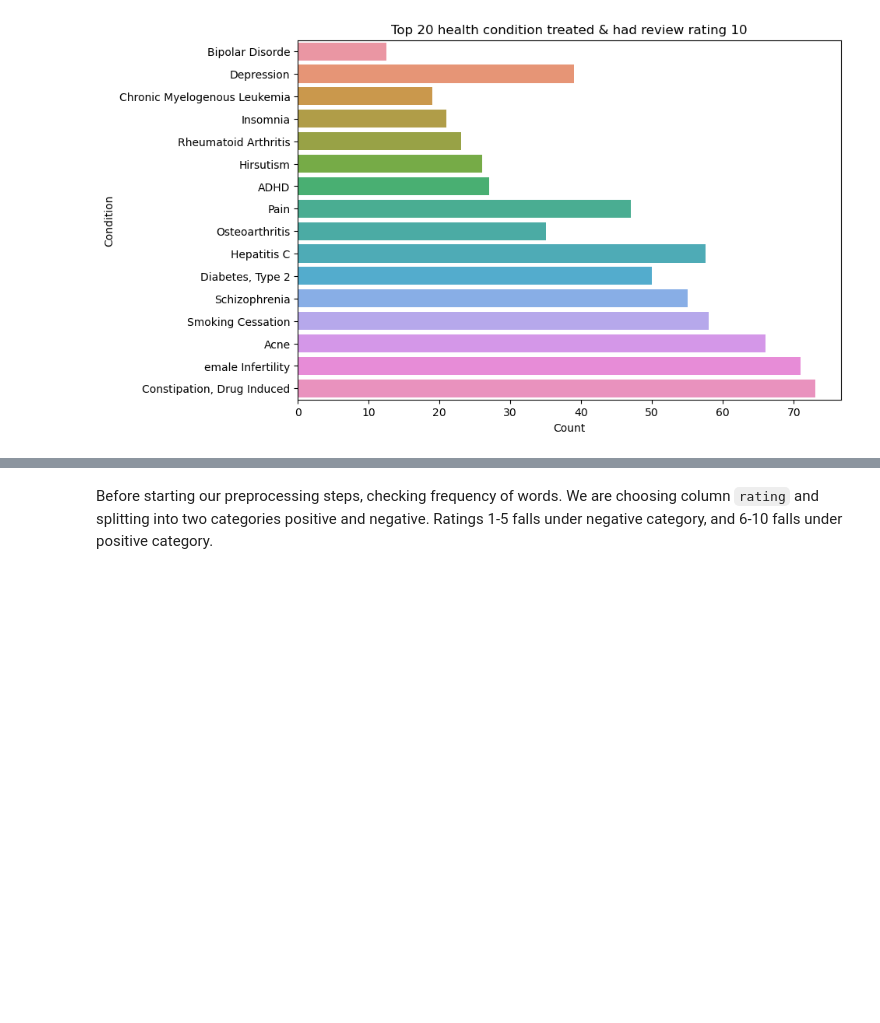
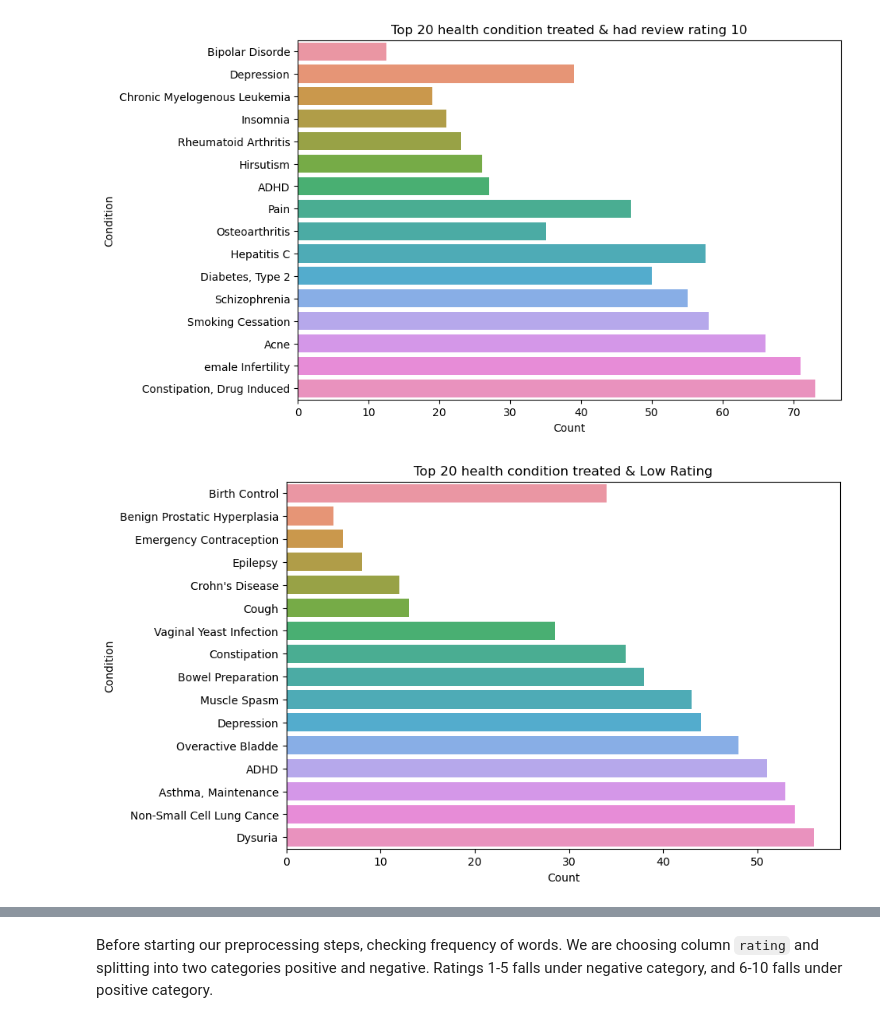
Before and after one commit to YamunaU75/FortuneMedical, a Jupyter notebook: FortuneMedicalMain.ipynb, the cells around one changed output, grey strips where cells are left out. Cells and saved outputs as stored; diff of their text form; code cells hidden in the pictures; blank space fills up the shorter version.

```diff
--- a/FortuneMedicalMain.ipynb
+++ b/FortuneMedicalMain.ipynb
@@ -233,3 +232,15 @@ plt.savefig('Data_vis2.png', dpi=300)
 plt.show()
 # %% [output]
 [figure]
+# %%
+# Visualizing top 20 conditions based on review rating 10
+
+top_20_condition = df.loc[df['rating']<6,'condition'].head(20)
+plt.figure(figsize = (9,6))
+sns.barplot(y=top_20_condition.values, x=top_20_condition.index, data=df, errorbar=None)
+plt.title("Top 20 health condition treated & Low Rating")
+plt.ylabel("Condition")
+plt.xlabel("Count")
+plt.show()
+# %% [output]
+[figure, added]
```
Also changed, not shown: parts of 31 cells of this notebook, 8 other files.
